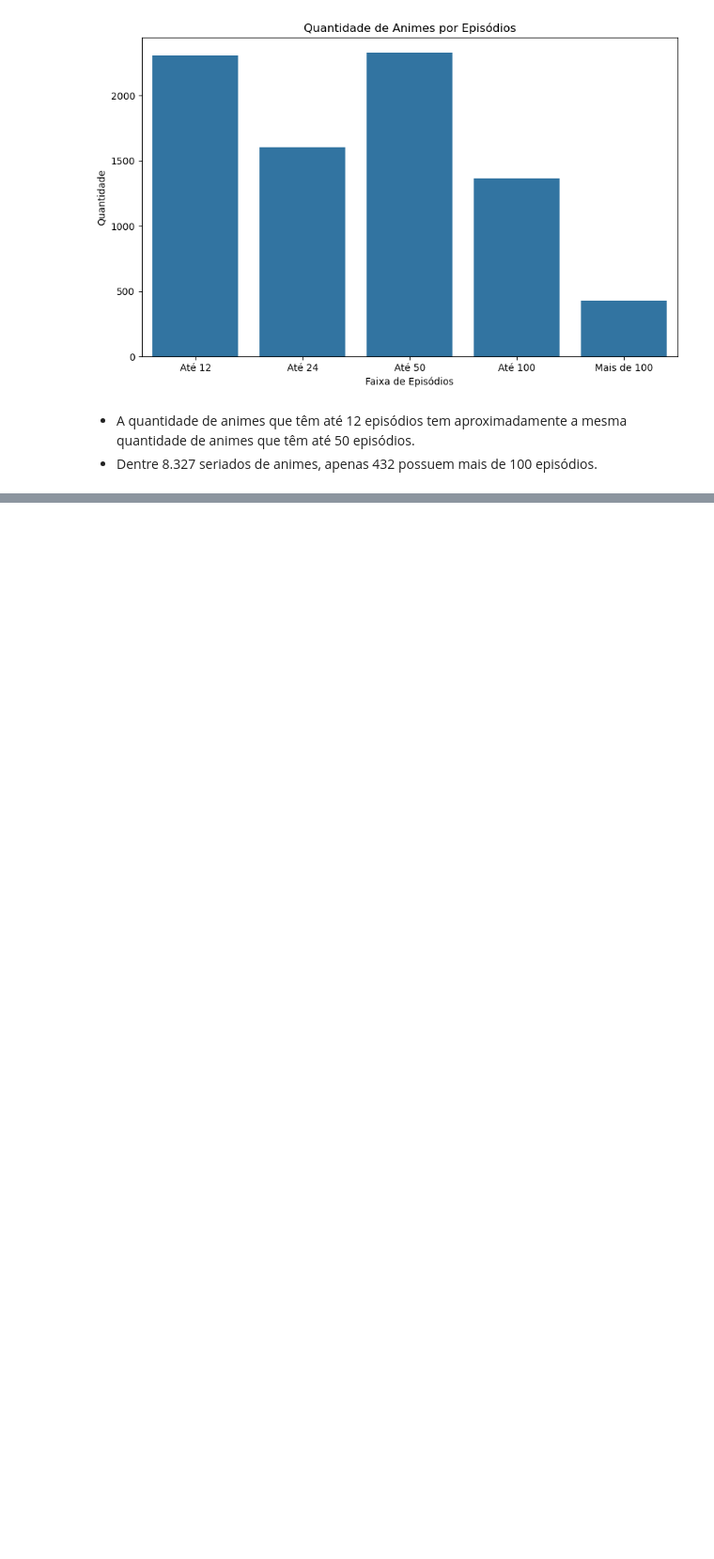
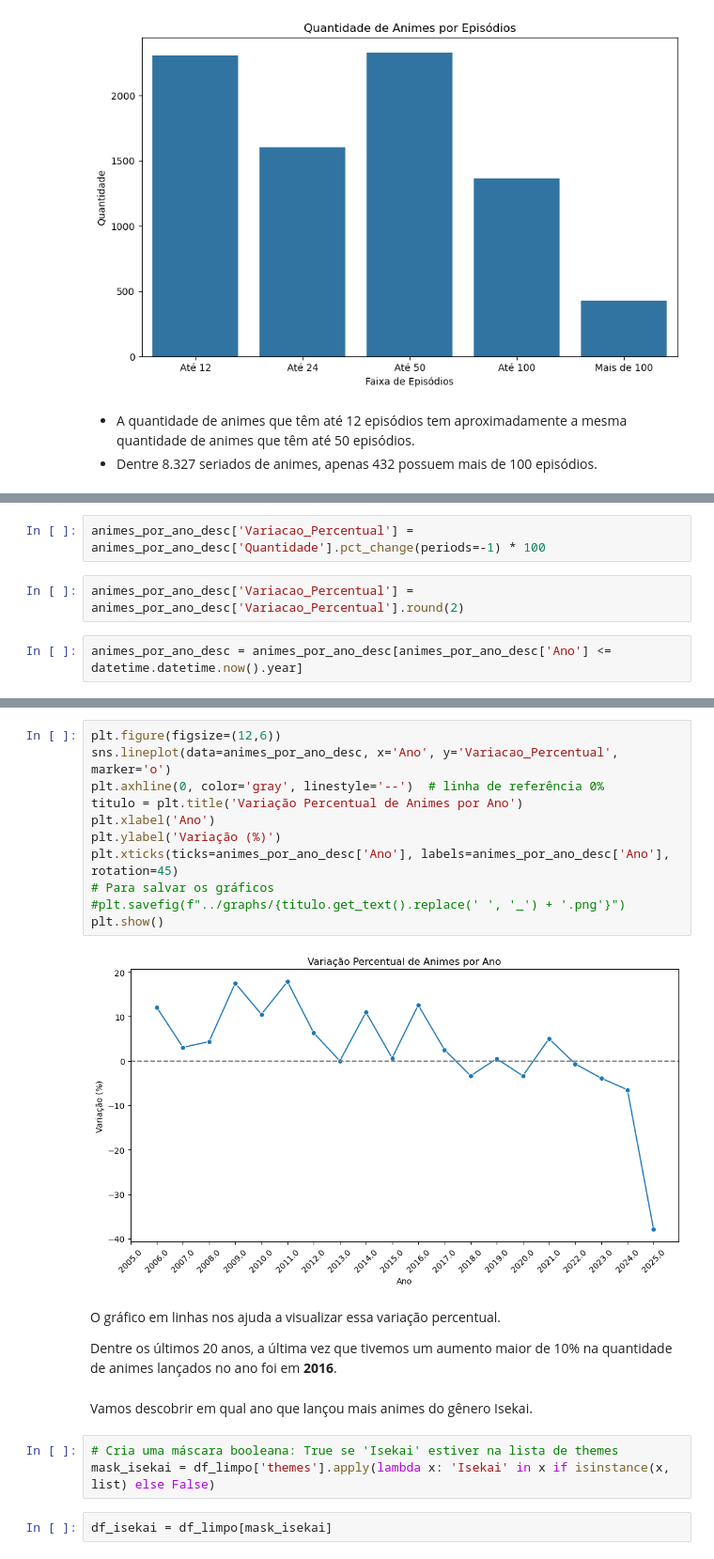
Before and after one commit to Gregory280/Analise-de-Dados-com-MyAnimeList, a Jupyter notebook: notebooks/analise_exploratoria.ipynb, the cells around one changed output, grey strips where cells are left out. Shown at 94% size. Drawn from its saved outputs; the diff is of its cells as text; blank space fills up the shorter version.

```diff
--- a/notebooks/analise_exploratoria.ipynb
+++ b/notebooks/analise_exploratoria.ipynb
@@ -801,0 +919,6 @@ plt.show()
+# %%
+animes_por_ano_desc['Variacao_Percentual'] = animes_por_ano_desc['Quantidade'].pct_change(periods=-1) * 100
+# %%
+animes_por_ano_desc['Variacao_Percentual'] = animes_por_ano_desc['Variacao_Percentual'].round(2)
+# %%
+animes_por_ano_desc = animes_por_ano_desc[animes_por_ano_desc['Ano'] <= datetime.datetime.now().year]
@@ -801,0 +955,29 @@ plt.show()
+# %%
+plt.figure(figsize=(12,6))
+sns.lineplot(data=animes_por_ano_desc, x='Ano', y='Variacao_Percentual', marker='o')
+plt.axhline(0, color='gray', linestyle='--')  # linha de referência 0%
+titulo = plt.title('Variação Percentual de Animes por Ano')
+plt.xlabel('Ano')
+plt.ylabel('Variação (%)')
+plt.xticks(ticks=animes_por_ano_desc['Ano'], labels=animes_por_ano_desc['Ano'], rotation=45)
+# Para salvar os gráficos
+#plt.savefig(f"../graphs/{titulo.get_text().replace(' ', '_') + '.png'}")
+plt.show()
+# %% [output]
+[figure, added]
+# %% [markdown]
+<p>
+    O gráfico em linhas nos ajuda a visualizar essa variação percentual.
+</p>
+<p>
+    Dentre os últimos 20 anos, a última vez que tivemos um aumento maior de 10% na quantidade de animes lançados no ano foi em <b>2016</b>.
+</p>
+# %% [markdown]
+<p>
+    Vamos descobrir em qual ano que lançou mais animes do gênero Isekai.
+</p>
+# %%
+# Cria uma máscara booleana: True se 'Isekai' estiver na lista de themes
+mask_isekai = df_limpo['themes'].apply(lambda x: 'Isekai' in x if isinstance(x, list) else False)
+# %%
+df_isekai = df_limpo[mask_isekai]
```
Also changed, not shown: parts of 42 cells of this notebook.
